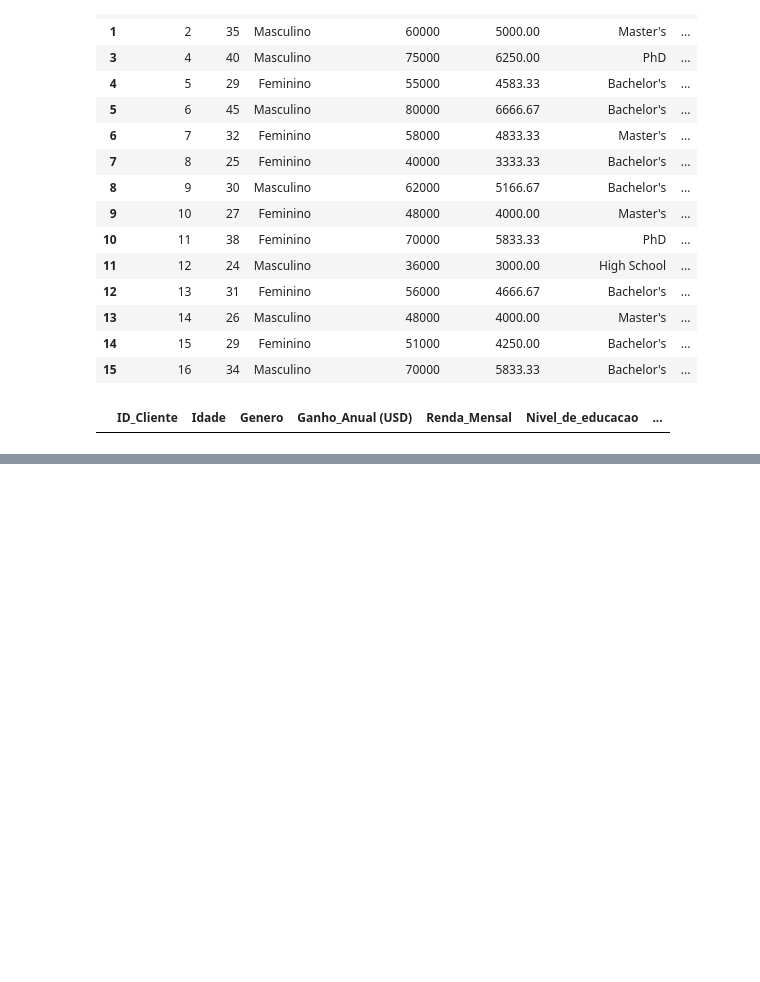
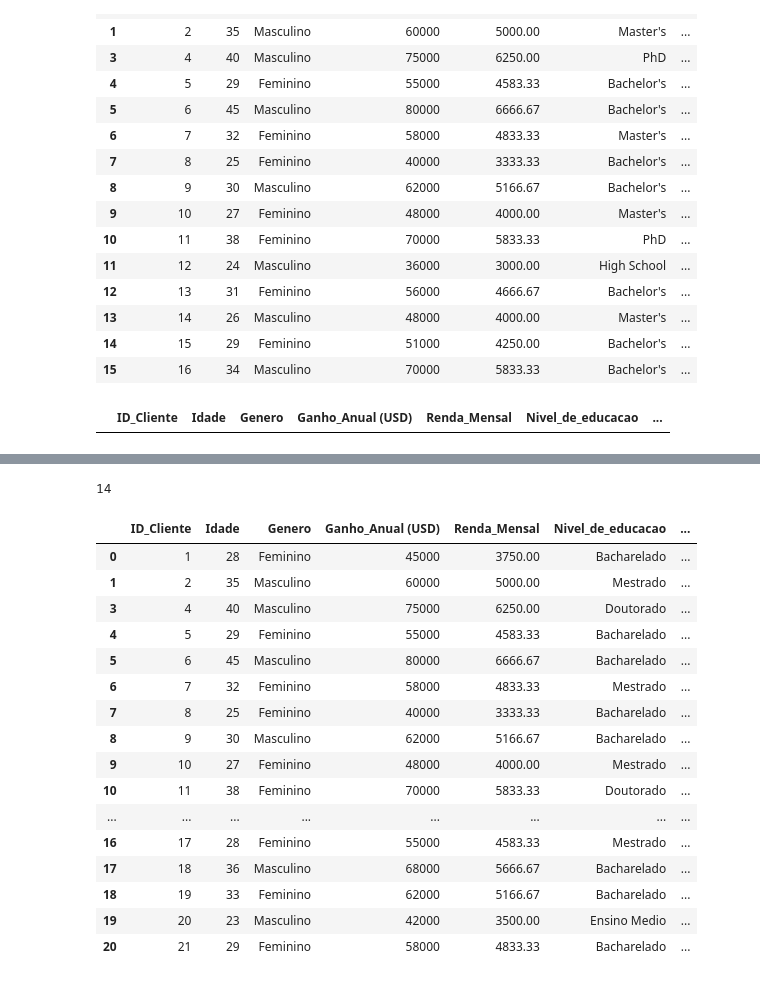
Before and after one commit to Diogonogueirasantos/Data-science, a Jupyter notebook: datasets/impact_of_social_media /estruturacao_dados.ipynb, the cells around one changed output, grey strips where cells are left out. Drawn from its saved outputs; the diff is of its cells as text; code cells hidden in the pictures; blank space fills up the shorter version.

```diff
--- a/datasets/impact_of_social_media /estruturacao_dados.ipynb
+++ b/datasets/impact_of_social_media /estruturacao_dados.ipynb
@@ -167,3 +151,6 @@ df.head(15)
 df.loc[df['Nivel_de_educacao'] == "NaN"]
 # %% [output]
 |  | ID_Cliente | Idade | Genero | Ganho_Anual (USD) | Renda_Mensal | Nivel_de_educacao | ... |
+# %%
+df['Nivel_de_educacao'] = df['Nivel_de_educacao'].replace({"High School":"Ensino Medio", "Bachelor's":"Bacharelado",
+                                                           "Master's":"Mestrado", "PhD":"Doutorado"})
@@ -170,2 +185,28 @@ df.loc[df['Nivel_de_educacao'] == "NaN"]
+# %%
+len(df.loc[df['Nivel_de_Influencia'] == "Nao Influenciavel"])
+# %% [output]
+14
+# %%
+df = df.fillna("N/D")
+# %%
+df.head(20)
+# %% [output]
+|  | ID_Cliente | Idade | Genero | Ganho_Anual (USD) | Renda_Mensal | Nivel_de_educacao | ... |
+| 0 | 1 | 28 | Feminino | 45000 | 3750.00 | Bacharelado | ... |
+| 1 | 2 | 35 | Masculino | 60000 | 5000.00 | Mestrado | ... |
+| 3 | 4 | 40 | Masculino | 75000 | 6250.00 | Doutorado | ... |
+| 4 | 5 | 29 | Feminino | 55000 | 4583.33 | Bacharelado | ... |
+| 5 | 6 | 45 | Masculino | 80000 | 6666.67 | Bacharelado | ... |
+| 6 | 7 | 32 | Feminino | 58000 | 4833.33 | Mestrado | ... |
+| 7 | 8 | 25 | Feminino | 40000 | 3333.33 | Bacharelado | ... |
+| 8 | 9 | 30 | Masculino | 62000 | 5166.67 | Bacharelado | ... |
+| 9 | 10 | 27 | Feminino | 48000 | 4000.00 | Mestrado | ... |
+| 10 | 11 | 38 | Feminino | 70000 | 5833.33 | Doutorado | ... |
+| ... | ... | ... | ... | ... | ... | ... | ... |
+| 16 | 17 | 28 | Feminino | 55000 | 4583.33 | Mestrado | ... |
+| 17 | 18 | 36 | Masculino | 68000 | 5666.67 | Bacharelado | ... |
+| 18 | 19 | 33 | Feminino | 62000 | 5166.67 | Bacharelado | ... |
+| 19 | 20 | 23 | Masculino | 42000 | 3500.00 | Ensino Medio | ... |
+| 20 | 21 | 29 | Feminino | 58000 | 4833.33 | Bacharelado | ... |
 # %%
 df = df.to_csv("Social_MediaV2.csv", index=False)
```
Also changed, not shown: parts of 4 cells of this notebook, 1 other file.
